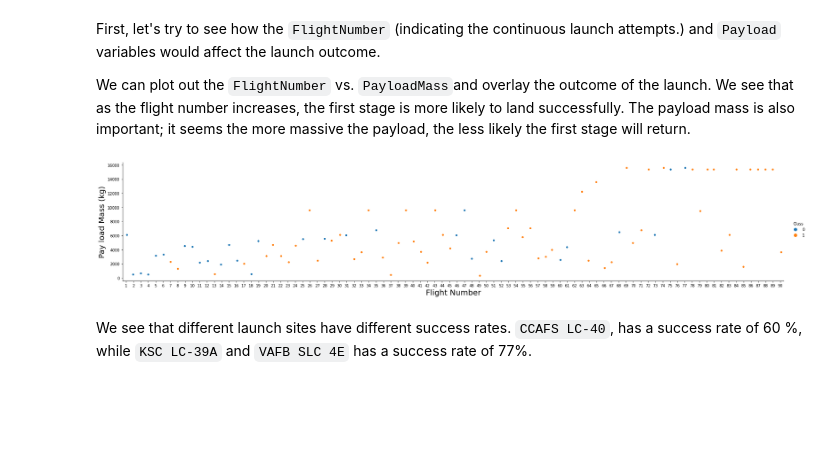
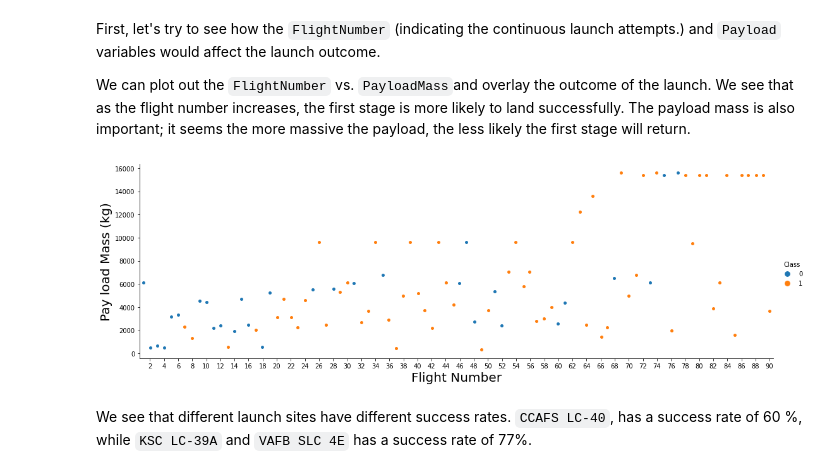
Before and after one commit to jnsbrieo/Capstone-Project-IBM-Data-Science-Course, a Jupyter notebook: 2.2_eda-dataviz.ipynb, the cells around one changed output. Cells and saved outputs as stored; diff of their text form; code cells hidden in the pictures; blank space fills up the shorter version.

```diff
--- a/2.2_eda-dataviz.ipynb
+++ b/2.2_eda-dataviz.ipynb
@@ -70,12 +70,13 @@ First, let's try to see how the `FlightNumber` (indicating the continuous launch
 
 We can plot out the <code>FlightNumber</code> vs. <code>PayloadMass</code>and overlay the outcome of the launch. We see that as the flight number increases, the first stage is more likely to land successfully. The payload mass is also important; it seems the more massive the payload, the less likely the first stage will return.
 # %%
-sns.catplot(y="PayloadMass", x="FlightNumber", hue="Class", data=df, aspect = 5)
+sns.catplot(y="PayloadMass", x="FlightNumber", hue="Class", data=df, aspect = 3)
 plt.xlabel("Flight Number",fontsize=20)
 plt.ylabel("Pay load Mass (kg)",fontsize=20)
+plt.xticks( list(range( 1,len(df['FlightNumber']),2 )) )
 plt.show()
 # %% [output]
-[figure, old version]
+[figure, new version]
 # %% [markdown]
 We see that different launch sites have different success rates.  <code>CCAFS LC-40</code>, has a success rate of 60 %, while  <code>KSC LC-39A</code> and <code>VAFB SLC 4E</code> has a success rate of 77%.
 # %% [markdown]
```
Also changed, not shown: parts of 9 cells of this notebook, 6 other files.
